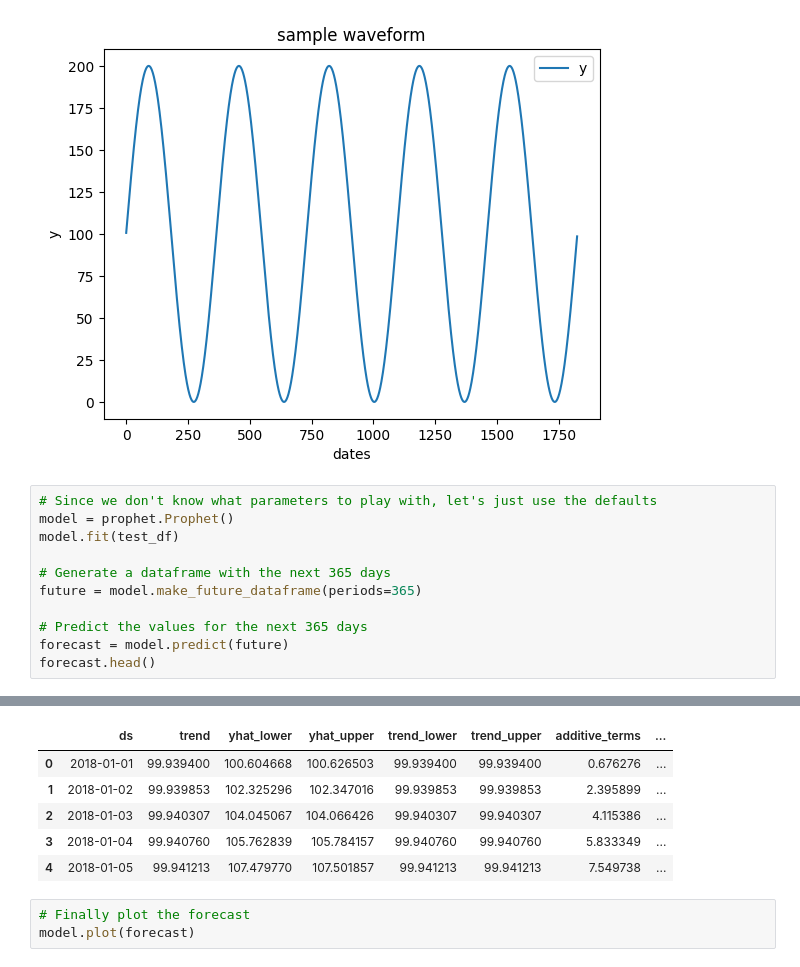
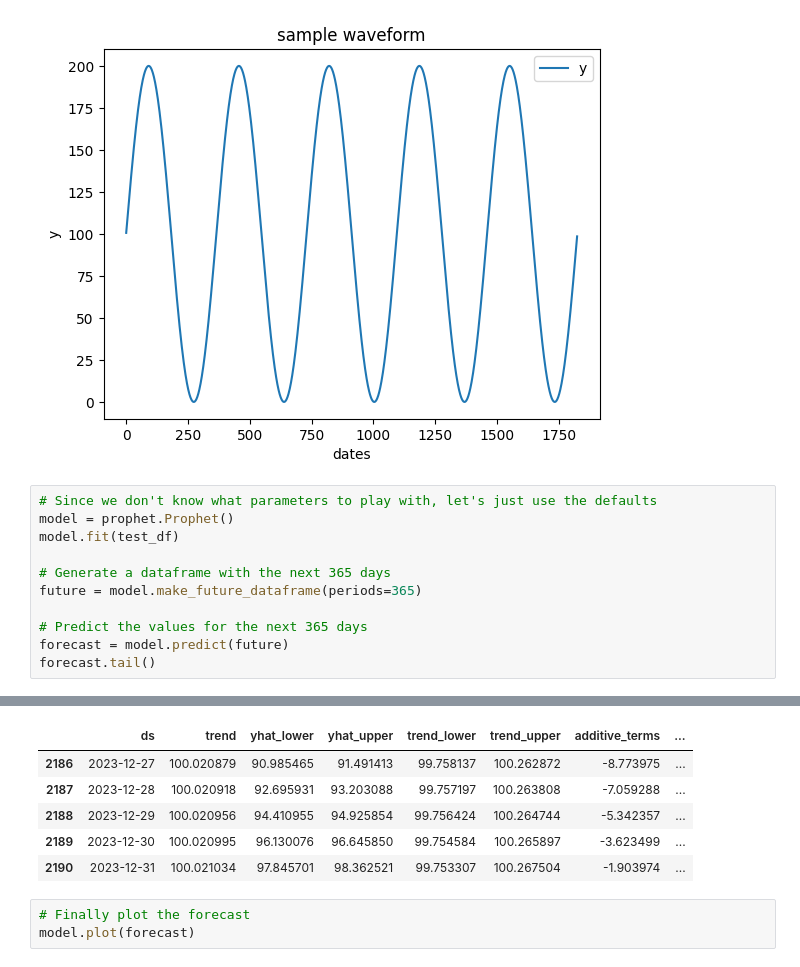
Before and after one commit to john-s-lin/can-covid-wave, a Jupyter notebook: synthetic/synth_set.ipynb, the cells around one changed output, grey strips where cells are left out. Saved outputs shown, nothing was run; the diff lists cells and outputs as text.

Commit message:
feat: change display to tail

```diff
--- a/synthetic/synth_set.ipynb
+++ b/synthetic/synth_set.ipynb
@@ -63,5 +63,5 @@ future = model.make_future_dataframe(periods=365)
 
 # Predict the values for the next 365 days
 forecast = model.predict(future)
-forecast.head()
+forecast.tail()
 # %% [output]
@@ -70,9 +70,9 @@ forecast.head()
 |  | ds | trend | yhat_lower | yhat_upper | trend_lower | trend_upper | additive_terms | ... |
-| 0 | 2018-01-01 | 99.939400 | 100.604668 | 100.626503 | 99.939400 | 99.939400 | 0.676276 | ... |
-| 1 | 2018-01-02 | 99.939853 | 102.325296 | 102.347016 | 99.939853 | 99.939853 | 2.395899 | ... |
-| 2 | 2018-01-03 | 99.940307 | 104.045067 | 104.066426 | 99.940307 | 99.940307 | 4.115386 | ... |
-| 3 | 2018-01-04 | 99.940760 | 105.762839 | 105.784157 | 99.940760 | 99.940760 | 5.833349 | ... |
-| 4 | 2018-01-05 | 99.941213 | 107.479770 | 107.501857 | 99.941213 | 99.941213 | 7.549738 | ... |
+| 2186 | 2023-12-27 | 100.020879 | 90.985465 | 91.491413 | 99.758137 | 100.262872 | -8.773975 | ... |
+| 2187 | 2023-12-28 | 100.020918 | 92.695931 | 93.203088 | 99.757197 | 100.263808 | -7.059288 | ... |
+| 2188 | 2023-12-29 | 100.020956 | 94.410955 | 94.925854 | 99.756424 | 100.264744 | -5.342357 | ... |
+| 2189 | 2023-12-30 | 100.020995 | 96.130076 | 96.645850 | 99.754584 | 100.265897 | -3.623499 | ... |
+| 2190 | 2023-12-31 | 100.021034 | 97.845701 | 98.362521 | 99.753307 | 100.267504 | -1.903974 | ... |
 # %%
 # Finally plot the forecast
 model.plot(forecast)
```
Also changed, not shown: parts of 2 cells of this notebook.
